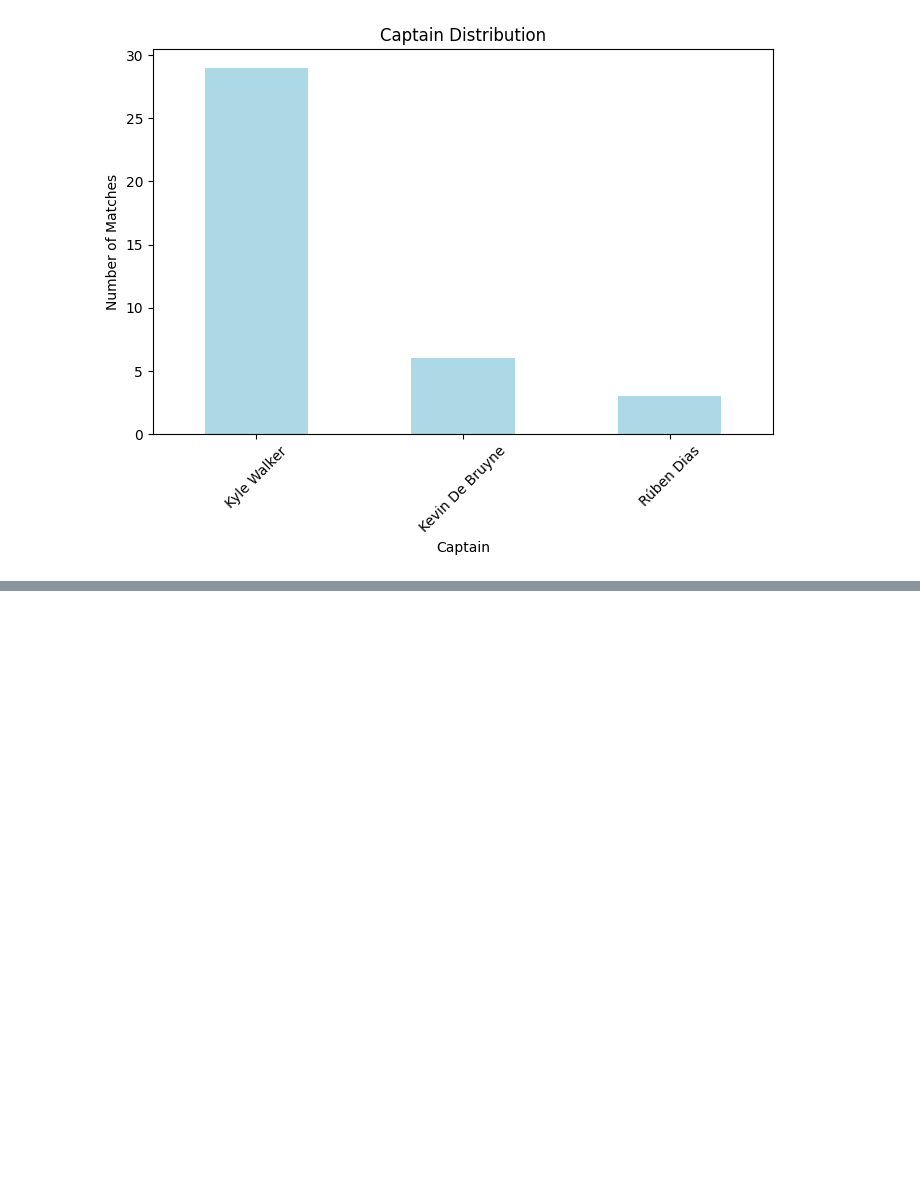
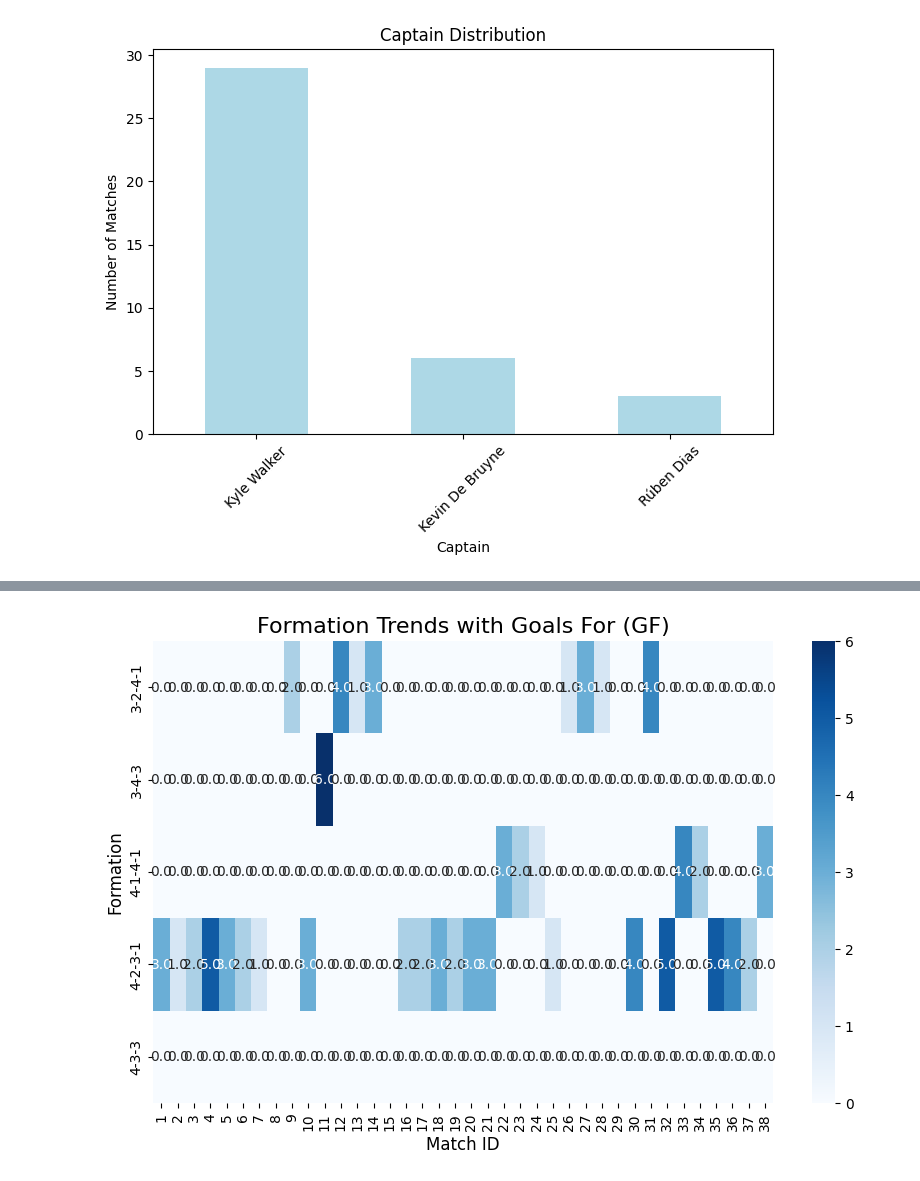
Before and after one commit to CrystalKhadka/expectedGoalsPrediction, a Jupyter notebook: data_visualization/match_fixtures_visualization.ipynb, the cells around one changed output, grey strips where cells are left out. Cells and saved outputs as stored; diff of their text form; code cells hidden in the pictures; blank space fills up the shorter version.

```diff
--- a/data_visualization/match_fixtures_visualization.ipynb
+++ b/data_visualization/match_fixtures_visualization.ipynb
@@ -131,0 +165,10 @@ engine.dispose()
+# %%
+plt.figure(figsize=(10, 6))
+sns.heatmap(pd.crosstab(df['Formation'], df['match_id'], values=df['GF'], aggfunc='sum').fillna(0),
+            cmap='Blues', annot=True, fmt='.1f')
+plt.title('Formation Trends with Goals For (GF)', fontsize=16)
+plt.xlabel('Match ID', fontsize=12)
+plt.ylabel('Formation', fontsize=12)
+plt.show()
+# %% [output]
+[figure, added]
```
Also changed, not shown: parts of 10 cells of this notebook, 11 other files.
